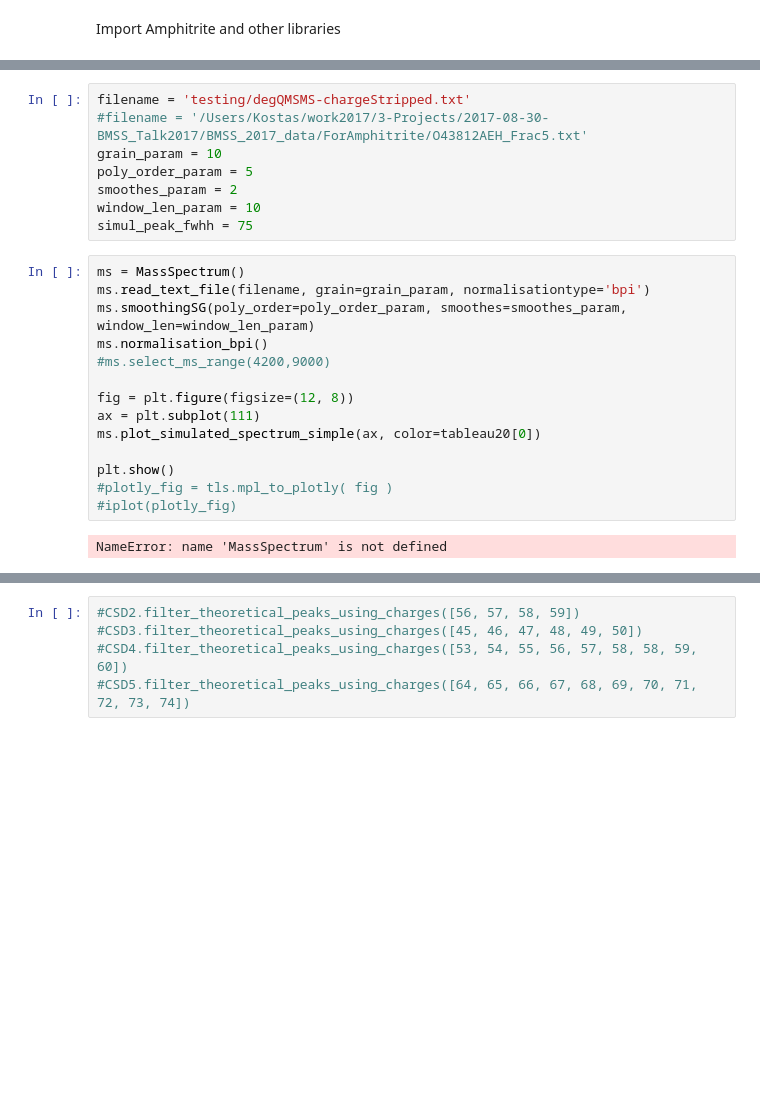
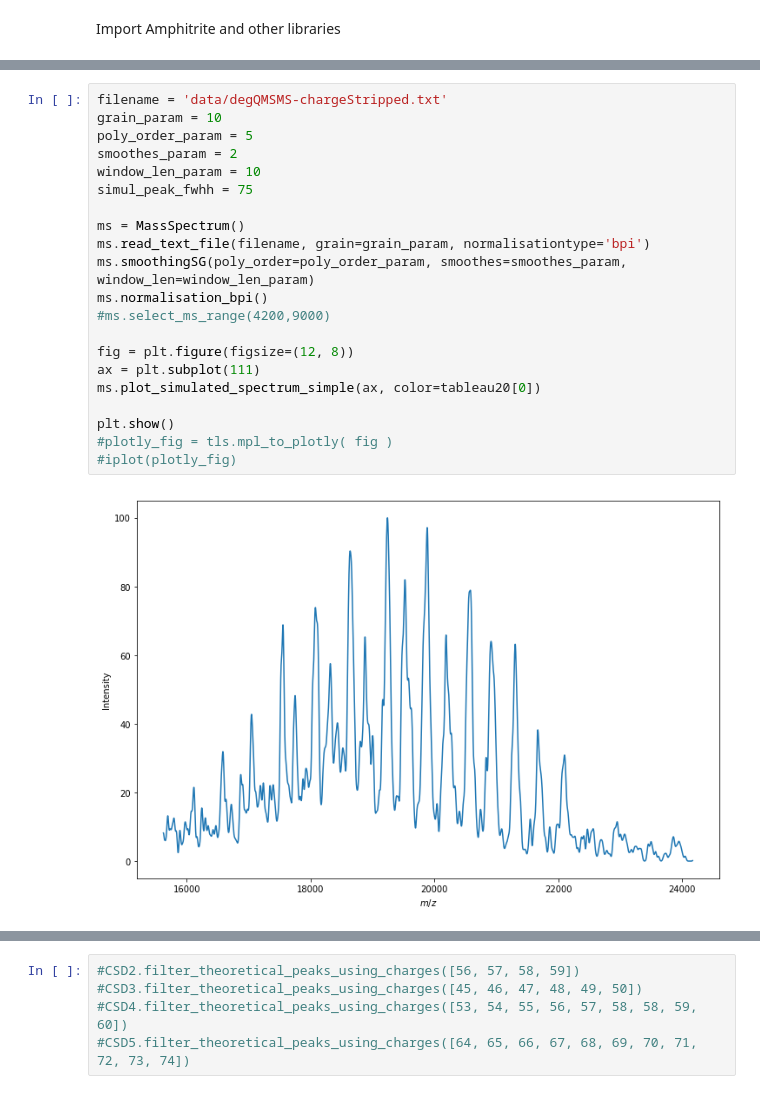
Before and after one commit to wizofe/triton, a Jupyter notebook: ichor/notebooks/Amphitrite2017-DegQ.ipynb, the cells around one changed output, grey strips where cells are left out. Drawn from its saved outputs; the diff is of its cells as text; blank space fills up the shorter version.

```diff
--- a/ichor/notebooks/Amphitrite2017-DegQ.ipynb
+++ b/ichor/notebooks/Amphitrite2017-DegQ.ipynb
@@ -32,27 +30,26 @@ SyntaxError: Missing parentheses in call to 'print'. Did you mean print(__versio
-# %%
-filename = 'testing/degQMSMS-chargeStripped.txt'
-#filename = '/Users/Kostas/work2017/3-Projects/2017-08-30-BMSS_Talk2017/BMSS_2017_data/ForAmphitrite/O43812AEH_Frac5.txt'
-grain_param = 10
-poly_order_param = 5
-smoothes_param = 2
-window_len_param = 10
-simul_peak_fwhh = 75
 # %%
+filename = 'data/degQMSMS-chargeStripped.txt'
+grain_param = 10
+poly_order_param = 5
+smoothes_param = 2
+window_len_param = 10
+simul_peak_fwhh = 75
+
 ms = MassSpectrum()
 ms.read_text_file(filename, grain=grain_param, normalisationtype='bpi')
 ms.smoothingSG(poly_order=poly_order_param, smoothes=smoothes_param, window_len=window_len_param)
 ms.normalisation_bpi()
 #ms.select_ms_range(4200,9000)
 
 fig = plt.figure(figsize=(12, 8))
 ax = plt.subplot(111)
 ms.plot_simulated_spectrum_simple(ax, color=tableau20[0])
 
 plt.show()
 #plotly_fig = tls.mpl_to_plotly( fig )
 #iplot(plotly_fig)
 # %% [output]
-NameError: name 'MassSpectrum' is not defined
+[figure, added]
 # %%
 pp = PeakPicking()
 gradient = pp.calculate_gradient(ms.xvals, ms.yvals)
```
Also changed, not shown: parts of 9 cells of this notebook.
